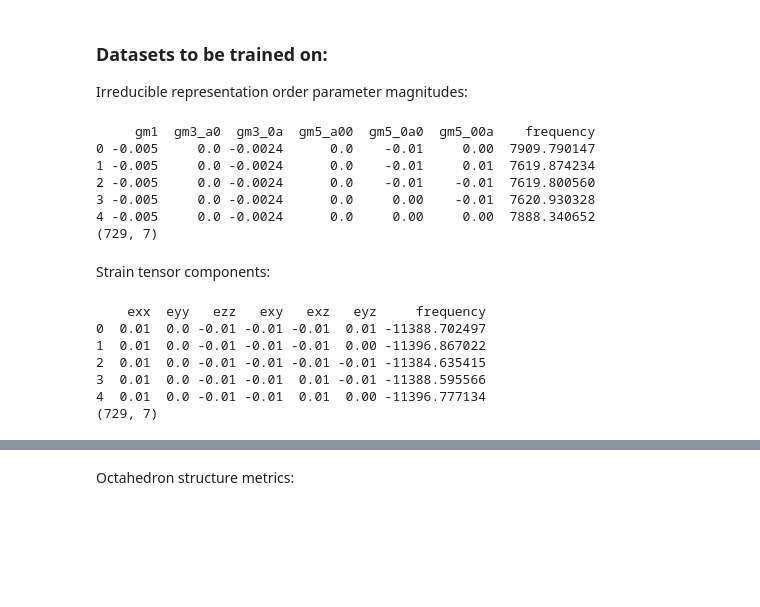
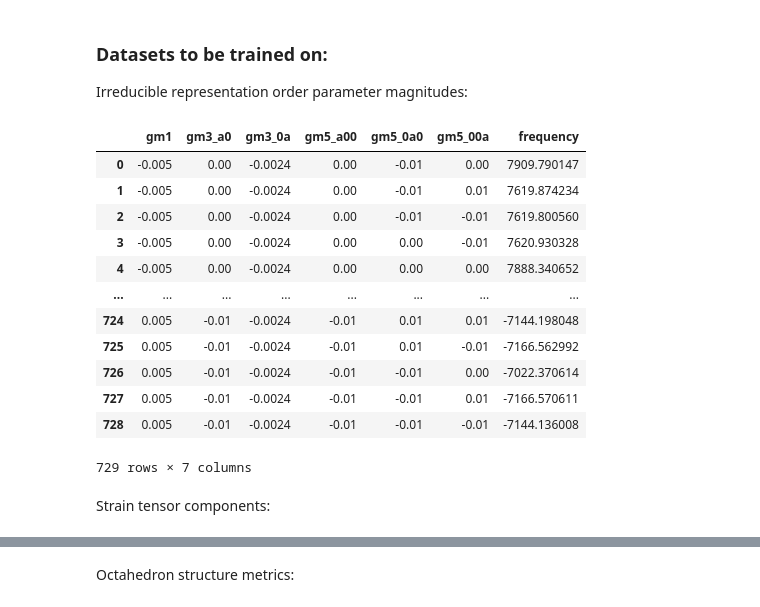
Before and after one commit to zvanfossan/kto-phonon-study, a Jupyter notebook: workflow.ipynb, the cells around one changed output, grey strips where cells are left out. Saved outputs shown, nothing was run; the diff lists cells and outputs as text; code cells hidden in the pictures; blank space fills up the shorter version.

```diff
--- a/workflow.ipynb
+++ b/workflow.ipynb
@@ -14,27 +15,21 @@ df2 = pd.read_csv('data/octahedron_structure_metrics_and_phonon_frequency_datase
 ### Datasets to be trained on:
 
 Irreducible representation order parameter magnitudes:
-# %%
-print(df.head())
-print(df.shape)
-# %% [output]
-     gm1  gm3_a0  gm3_0a  gm5_a00  gm5_0a0  gm5_00a    frequency
-0 -0.005     0.0 -0.0024      0.0    -0.01     0.00  7909.790147
-1 -0.005     0.0 -0.0024      0.0    -0.01     0.01  7619.874234
-2 -0.005     0.0 -0.0024      0.0    -0.01    -0.01  7619.800560
-3 -0.005     0.0 -0.0024      0.0     0.00    -0.01  7620.930328
-4 -0.005     0.0 -0.0024      0.0     0.00     0.00  7888.340652
-(729, 7)
+# %%
+df
+# %% [output]
+|  | gm1 | gm3_a0 | gm3_0a | gm5_a00 | gm5_0a0 | gm5_00a | frequency |
+| 0 | -0.005 | 0.00 | -0.0024 | 0.00 | -0.01 | 0.00 | 7909.790147 |
+| 1 | -0.005 | 0.00 | -0.0024 | 0.00 | -0.01 | 0.01 | 7619.874234 |
+| 2 | -0.005 | 0.00 | -0.0024 | 0.00 | -0.01 | -0.01 | 7619.800560 |
+| 3 | -0.005 | 0.00 | -0.0024 | 0.00 | 0.00 | -0.01 | 7620.930328 |
+| 4 | -0.005 | 0.00 | -0.0024 | 0.00 | 0.00 | 0.00 | 7888.340652 |
+| ... | ... | ... | ... | ... | ... | ... | ... |
+| 724 | 0.005 | -0.01 | -0.0024 | -0.01 | 0.01 | 0.01 | -7144.198048 |
+| 725 | 0.005 | -0.01 | -0.0024 | -0.01 | 0.01 | -0.01 | -7166.562992 |
+| 726 | 0.005 | -0.01 | -0.0024 | -0.01 | -0.01 | 0.00 | -7022.370614 |
+| 727 | 0.005 | -0.01 | -0.0024 | -0.01 | -0.01 | 0.01 | -7166.570611 |
+| 728 | 0.005 | -0.01 | -0.0024 | -0.01 | -0.01 | -0.01 | -7144.136008 |
+729 rows × 7 columns
 # %% [markdown]
 Strain tensor components:
-# %%
-print(df1.head())
-print(df1.shape)
-# %% [output]
-    exx  eyy   ezz   exy   exz   eyz     frequency
-0  0.01  0.0 -0.01 -0.01 -0.01  0.01 -11388.702497
-1  0.01  0.0 -0.01 -0.01 -0.01  0.00 -11396.867022
-2  0.01  0.0 -0.01 -0.01 -0.01 -0.01 -11384.635415
-3  0.01  0.0 -0.01 -0.01  0.01 -0.01 -11388.595566
-4  0.01  0.0 -0.01 -0.01  0.01  0.00 -11396.777134
-(729, 7)
```
Also changed, not shown: parts of 15 cells of this notebook.
